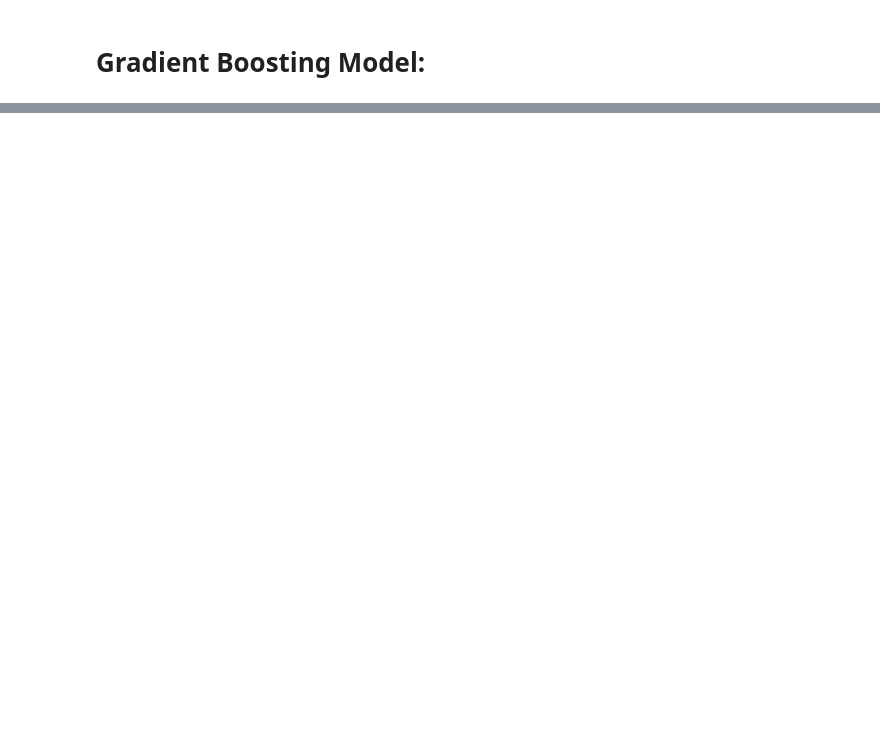
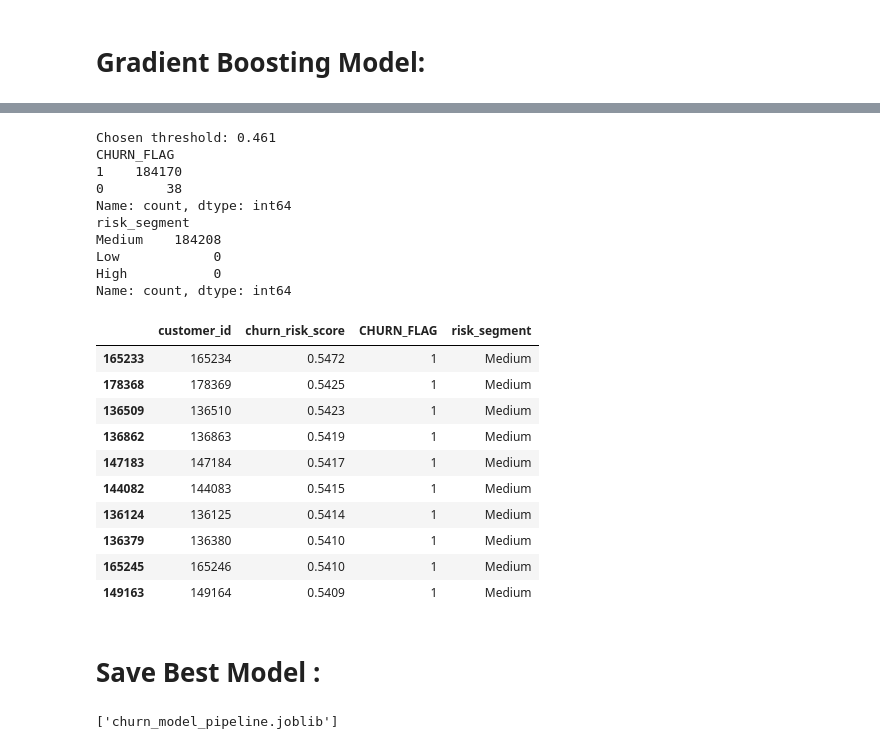
Before and after one commit to harshaslekar5968-crypto/Telecom-Churn_Rate_ML, a Jupyter notebook: Telecom_Churn_Rate_Prediction.ipynb, the cells around one changed output, grey strips where cells are left out. Cells and saved outputs as stored; diff of their text form; code cells hidden in the pictures; blank space fills up the shorter version.

```diff
--- a/Telecom_Churn_Rate_Prediction.ipynb
+++ b/Telecom_Churn_Rate_Prediction.ipynb
@@ -554,0 +764,5 @@ results_df
+# %%
+from sklearn.model_selection import cross_val_score
+cv = StratifiedKFold(n_splits=5, shuffle=True, random_state=42)
+scores = cross_val_score(best_model, x, y, cv=cv, scoring="roc_auc")
+print(f"{best_name} 5-fold ROC-AUC: {scores.mean():.3f} +/- {scores.std():.3f}")
@@ -554,0 +823,52 @@ results_df
+# %%
+oof_score = cross_val_predict(best_model, x, y, cv=cv, method="predict_proba")[:, 1]
+
+prec, rec, thr = precision_recall_curve(y, oof_score)
+f1s = 2 * prec[:-1] * rec[:-1] / (prec[:-1] + rec[:-1] + 1e-9)
+threshold = thr[np.argmax(f1s)]
+print(f"Chosen threshold: {threshold:.3f}")
+
+result = pd.DataFrame({
+    "customer_id": customer_ids.loc[x.index].values,
+    "churn_risk_score": oof_score.round(4),
+})
+result["CHURN_FLAG"] = (result["churn_risk_score"] >= threshold).astype(int)
+result["risk_segment"] = pd.cut(result["churn_risk_score"],
+                                bins=[-0.01, 0.33, 0.66, 1.0],
+                                labels=["Low", "Medium", "High"])
+
+print(result["CHURN_FLAG"].value_counts())
+print(result["risk_segment"].value_counts())
+result.sort_values("churn_risk_score", ascending=False).head(10)
+# %% [output]
+Chosen threshold: 0.461
+CHURN_FLAG
+1    184170
+0        38
+Name: count, dtype: int64
+risk_segment
+Medium    184208
+Low            0
+High           0
+Name: count, dtype: int64
+|  | customer_id | churn_risk_score | CHURN_FLAG | risk_segment |
+| 165233 | 165234 | 0.5472 | 1 | Medium |
+| 178368 | 178369 | 0.5425 | 1 | Medium |
+| 136509 | 136510 | 0.5423 | 1 | Medium |
+| 136862 | 136863 | 0.5419 | 1 | Medium |
+| 147183 | 147184 | 0.5417 | 1 | Medium |
+| 144082 | 144083 | 0.5415 | 1 | Medium |
+| 136124 | 136125 | 0.5414 | 1 | Medium |
+| 136379 | 136380 | 0.5410 | 1 | Medium |
+| 165245 | 165246 | 0.5410 | 1 | Medium |
+| 149163 | 149164 | 0.5409 | 1 | Medium |
+# %% [markdown]
+# Save Best Model :
+# %%
+joblib.dump(best_model, "churn_model_pipeline.joblib")
+
+# To reuse later:
+# model = joblib.load("churn_model_pipeline.joblib")
+# model.predict_proba(new_customers_df)[:, 1]
+# %% [output]
+['churn_model_pipeline.joblib']
```
Also changed, not shown: parts of 55 cells of this notebook, 1 other file.
